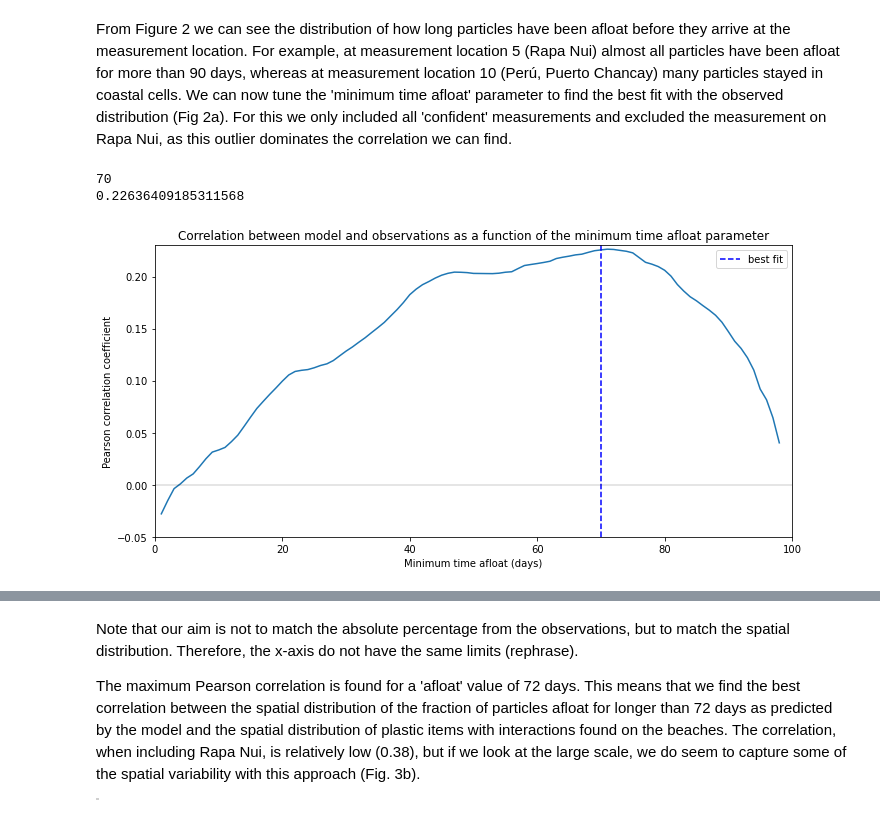
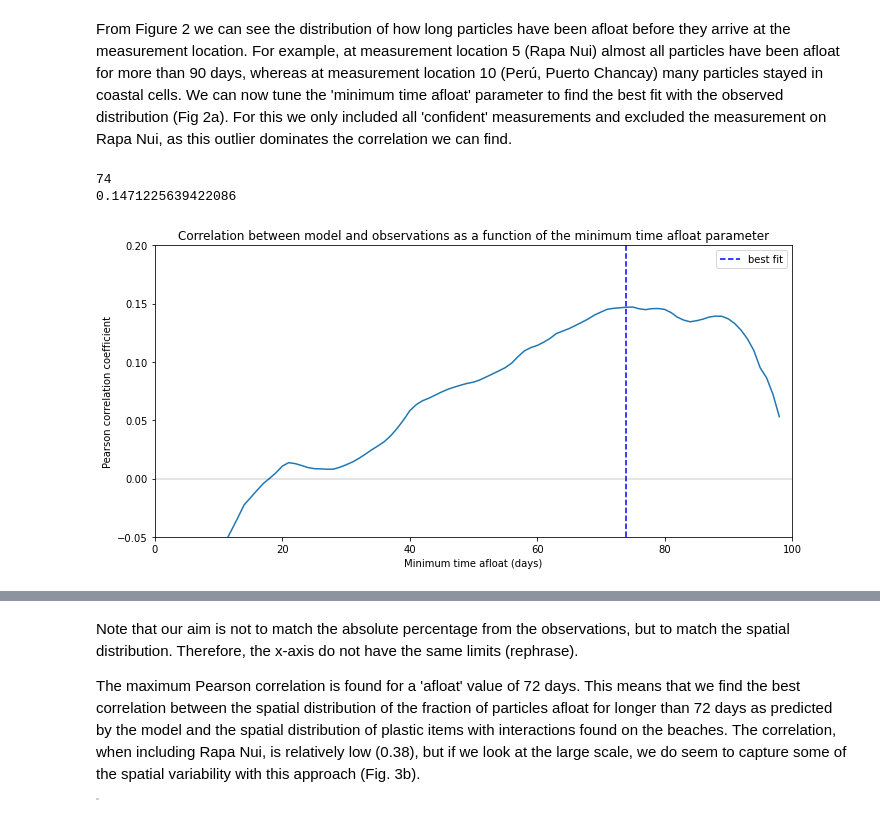
Before and after one commit to OceanParcels/SouthAmerica_Epibionts, a Jupyter notebook: Analysis_epibionts_30d.ipynb, the cells around one changed output, grey strips where cells are left out. Drawn from its saved outputs; the diff is of its cells as text; code cells hidden in the pictures.

Commit message:
Update zoom in figures
Adjusted small error in detecting coastal cells. All figures have been updated.

```diff
--- a/Analysis_epibionts_30d.ipynb
+++ b/Analysis_epibionts_30d.ipynb
@@ -40,6 +40,9 @@ dist_traveled = np.array(Traj['distance_traveled'])
 dist2release = np.array(Traj['distance_to_release'])
 dist2coast = np.array(Traj['distance_to_coast'])
 ptime = np.array(Traj['time'])
+
+# correct pocean to 0 if dist2coast = 0
+pocean[dist2coast==0]=0
 
 outputfreq = 0.5 #days
 
@@ -450,34 +508,34 @@ obs.iloc[43,6] = 'excluded' #exclude Rapa Nui
 
 best_fit = np.flip(distribution_afloat, 1)
 best_fit = np.cumsum(best_fit,axis=1)
 
 corr = []
 for b in np.arange(1,len(days_afloat)-2):
     corr.append(pearsonr(best_fit[obs.Label=='confident',b],obs.Estimate[obs.Label=='confident'])[0])
     #corr.append(pearsonr(best_fit[obs.Label!='excluded',b],obs.Estimate[obs.Label!='excluded'])[0])
 
 obs.iloc[43,6] = 'confident' #include Rapa Nui again
 
 fig,axs = plt.subplots(1, figsize=(10,5))
 
 # plot correlation as a function of minimum time afloat
 axs.plot(days_afloat[1:-2],np.flipud(corr))
 axs.set_xlabel('Minimum time afloat (days)')
 axs.set_ylabel('Pearson correlation coefficient')
 axs.plot([np.argmax(np.flipud(corr)),np.argmax(np.flipud(corr))],[-0.05,0.4],'--b',label='best fit')
 axs.plot([0,100],[0,0],c='k',linewidth=0.2)
 axs.set_title('Correlation between model and observations as a function of the minimum time afloat parameter')
 axs.legend()
-axs.set_ylim([-0.05,0.23])
+axs.set_ylim([-0.05,0.2])
 axs.set_xlim([0,100])
 
 print(np.argmax(np.flipud(corr)))
 print(corr[np.argmax(corr)])
 
 # Save figure
 plt.tight_layout()
 plt.savefig('figures/tuning_30d.png',dpi=300,facecolor='#ffffff')
 # %% [output]
-70
-0.22636409185311568
+74
+0.1471225639422086
-[figure, old version]
+[figure, new version]
```
Also changed, not shown: parts of 6 cells of this notebook, 50 other files.
